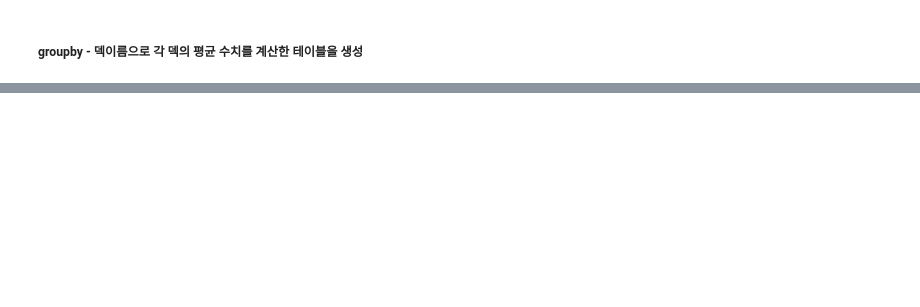
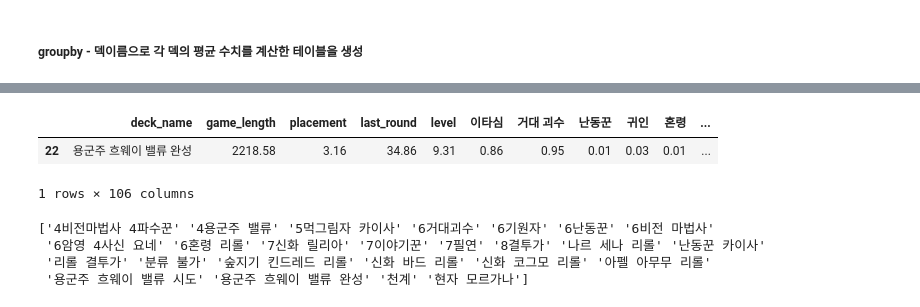
Before and after one commit to interspace719/Final-Project-A09-, a Jupyter notebook: 8. make final decks table.ipynb, the cells around one changed output, grey strips where cells are left out. Saved outputs shown, nothing was run; the diff lists cells and outputs as text; code cells hidden in the pictures; blank space fills up the shorter version.

```diff
--- a/8. make final decks table.ipynb
+++ b/8. make final decks table.ipynb
@@ -231,0 +304,38 @@ memory usage: 18.9+ KB
+# %%
+# 용군주 흐웨이 밸류 완성 덱 추천 조합 채워넣기
+deck_statistic['champion1']  = np.where(deck_statistic['deck_name'] == '용군주 흐웨이 밸류 완성', '잔나', deck_statistic['champion1'])
+deck_statistic['champion2']  = np.where(deck_statistic['deck_name'] == '용군주 흐웨이 밸류 완성', '다이애나', deck_statistic['champion2'])
+deck_statistic['champion3']  = np.where(deck_statistic['deck_name'] == '용군주 흐웨이 밸류 완성', '소라카', deck_statistic['champion3'])
+deck_statistic['champion4']  = np.where(deck_statistic['deck_name'] == '용군주 흐웨이 밸류 완성', '오른', deck_statistic['champion4'])
+deck_statistic['champion5']  = np.where(deck_statistic['deck_name'] == '용군주 흐웨이 밸류 완성', '아지르', deck_statistic['champion5'])
+deck_statistic['champion6']  = np.where(deck_statistic['deck_name'] == '용군주 흐웨이 밸류 완성', '흐웨이', deck_statistic['champion6'])
+deck_statistic['champion7']  = np.where(deck_statistic['deck_name'] == '용군주 흐웨이 밸류 완성', '라칸', deck_statistic['champion7'])
+deck_statistic['champion8']  = np.where(deck_statistic['deck_name'] == '용군주 흐웨이 밸류 완성', '우디르', deck_statistic['champion8'])
+deck_statistic['champion9']  = np.where(deck_statistic['deck_name'] == '용군주 흐웨이 밸류 완성', '오공', deck_statistic['champion9'])
+
+#check
+deck_statistic[deck_statistic['deck_name']=='용군주 흐웨이 밸류 완성']
+# %% [output]
+|  | deck_name | game_length | placement | last_round | level | 이타심 | 거대 괴수 | 난동꾼 | 귀인 | 혼령 | ... |
+| 22 | 용군주 흐웨이 밸류 완성 | 2218.58 | 3.16 | 34.86 | 9.31 | 0.86 | 0.95 | 0.01 | 0.03 | 0.01 | ... |
+1 rows × 106 columns
+# %%
+# 7신화 릴리아 밸류 완성 덱 추천 조합 채워넣기 (탐 켄치, 리 신  -  띄어쓰기 주의)
+deck_statistic['champion1']  = np.where(deck_statistic['deck_name'] == '7신화 릴리아', '초가스', deck_statistic['champion1'])
+deck_statistic['champion2']  = np.where(deck_statistic['deck_name'] == '7신화 릴리아', '코그모', deck_statistic['champion2'])
+deck_statistic['champion3']  = np.where(deck_statistic['deck_name'] == '7신화 릴리아', '니코', deck_statistic['champion3'])
+deck_statistic['champion4']  = np.where(deck_statistic['deck_name'] == '7신화 릴리아', '바드', deck_statistic['champion4'])
+deck_statistic['champion5']  = np.where(deck_statistic['deck_name'] == '7신화 릴리아', '탐 켄치', deck_statistic['champion5'])
+deck_statistic['champion6']  = np.where(deck_statistic['deck_name'] == '7신화 릴리아', '노틸러스', deck_statistic['champion6'])
+deck_statistic['champion7']  = np.where(deck_statistic['deck_name'] == '7신화 릴리아', '애니', deck_statistic['champion7'])
+deck_statistic['champion8']  = np.where(deck_statistic['deck_name'] == '7신화 릴리아', '흐웨이', deck_statistic['champion8'])
+
+#check
+deck_statistic[deck_statistic['deck_name']=='7신화 릴리아']
+
+print(deck_statistic['deck_name'].unique())
+# %% [output]
+['4비전마법사 4파수꾼' '4용군주 밸류' '5먹그림자 카이사' '6거대괴수' '6기원자' '6난동꾼' '6비전 마법사'
+ '6암영 4사신 요네' '6혼령 리롤' '7신화 릴리아' '7이야기꾼' '7필연' '8결투가' '나르 세나 리롤' '난동꾼 카이사'
+ '리롤 결투가' '분류 불가' '숲지기 킨드레드 리롤' '신화 바드 리롤' '신화 코그모 리롤' '아펠 아무무 리롤'
+ '용군주 흐웨이 밸류 시도' '용군주 흐웨이 밸류 완성' '천계' '현자 모르가나']
```
Also changed, not shown: parts of 18 cells of this notebook, 2 other files.
